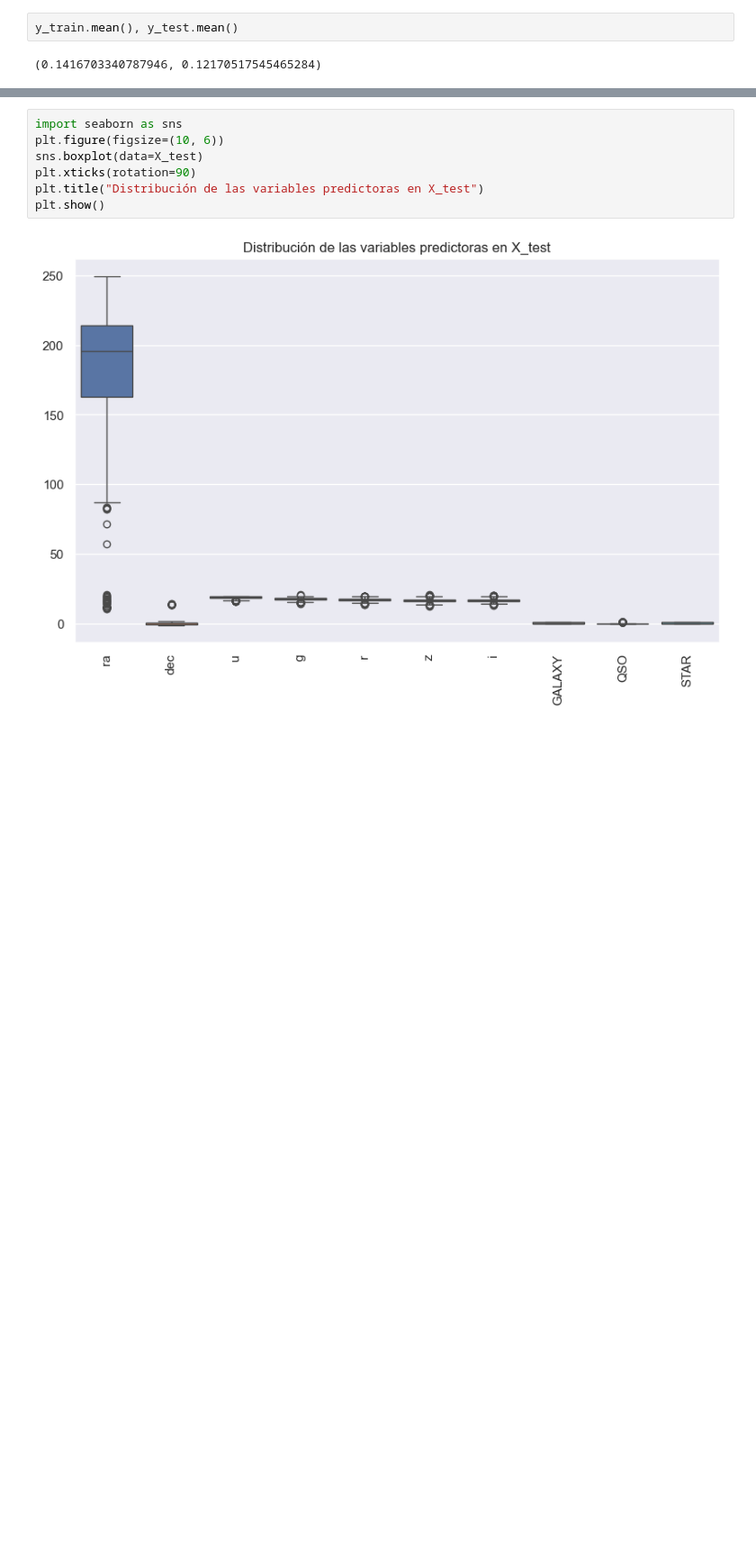
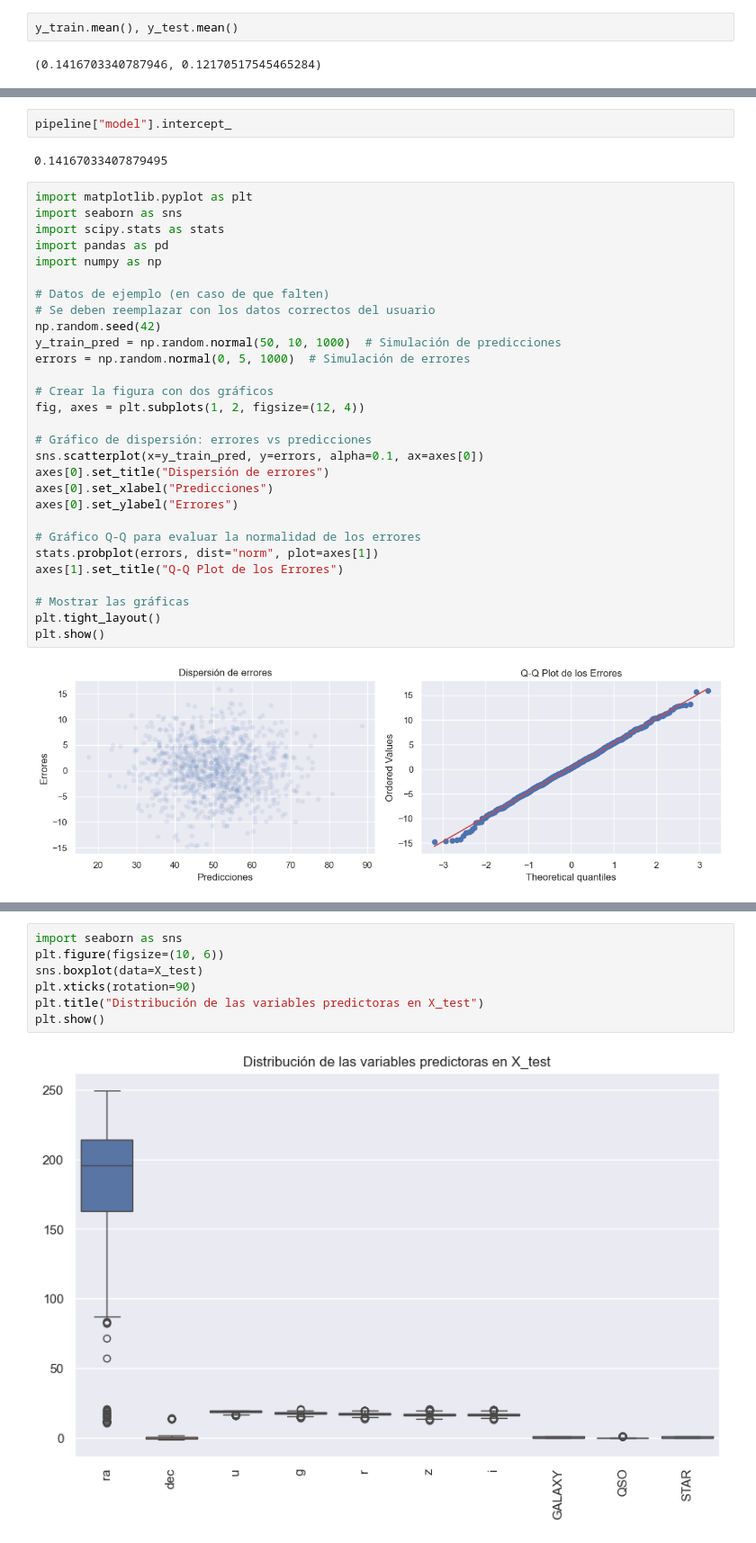
Before and after one commit to Marcosespa/Laboratorio-1-BI, a Jupyter notebook: laboratorios-master/202510/Laboratorio 1 - Regresión/lab1.ipynb, the cells around one changed output, grey strips where cells are left out. Shown at 90% size. Drawn from its saved outputs; the diff is of its cells as text; blank space fills up the shorter version.

```diff
--- a/laboratorios-master/202510/Laboratorio 1 - Regresión/lab1.ipynb
+++ b/laboratorios-master/202510/Laboratorio 1 - Regresión/lab1.ipynb
@@ -1249,3 +1274,38 @@ R^2 Test: 0.7433789541694469
+# %%
+pipeline["model"].intercept_
+# %% [output]
+0.14167033407879495
+# %%
+import matplotlib.pyplot as plt
+import seaborn as sns
+import scipy.stats as stats
+import pandas as pd
+import numpy as np
+
+# Datos de ejemplo (en caso de que falten)
+# Se deben reemplazar con los datos correctos del usuario
+np.random.seed(42)
+y_train_pred = np.random.normal(50, 10, 1000)  # Simulación de predicciones
+errors = np.random.normal(0, 5, 1000)  # Simulación de errores
+
+# Crear la figura con dos gráficos
+fig, axes = plt.subplots(1, 2, figsize=(12, 4))
+
+# Gráfico de dispersión: errores vs predicciones
+sns.scatterplot(x=y_train_pred, y=errors, alpha=0.1, ax=axes[0])
+axes[0].set_title("Dispersión de errores")
+axes[0].set_xlabel("Predicciones")
+axes[0].set_ylabel("Errores")
+
+# Gráfico Q-Q para evaluar la normalidad de los errores
+stats.probplot(errors, dist="norm", plot=axes[1])
+axes[1].set_title("Q-Q Plot de los Errores")
+
+# Mostrar las gráficas
+plt.tight_layout()
+plt.show()
+# %% [output]
+[figure, added]
 # %%
 import matplotlib.pyplot as plt
 import seaborn as sns
```
Also changed, not shown: parts of 21 cells of this notebook, 1 other file.
